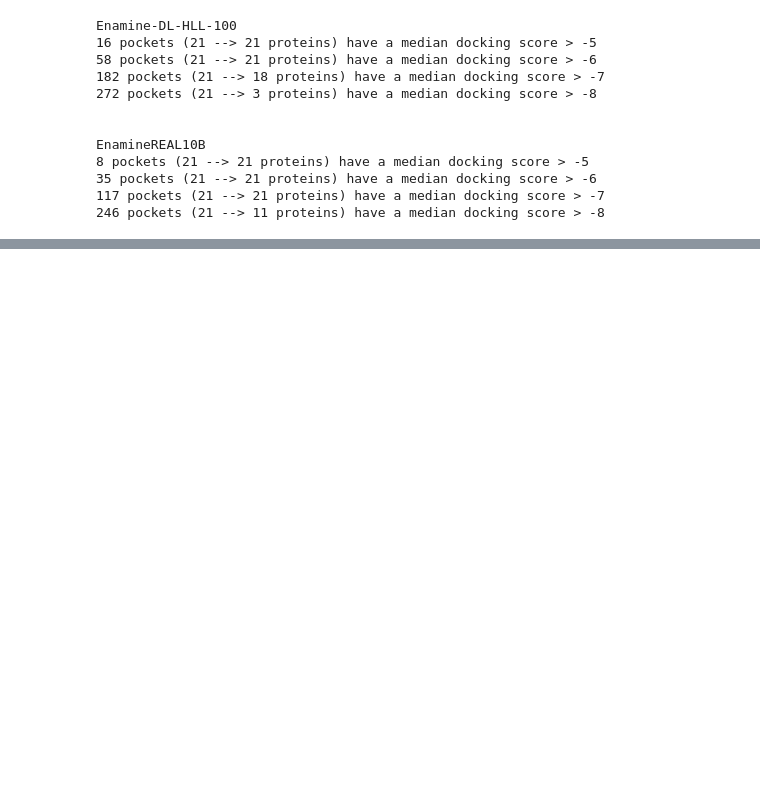
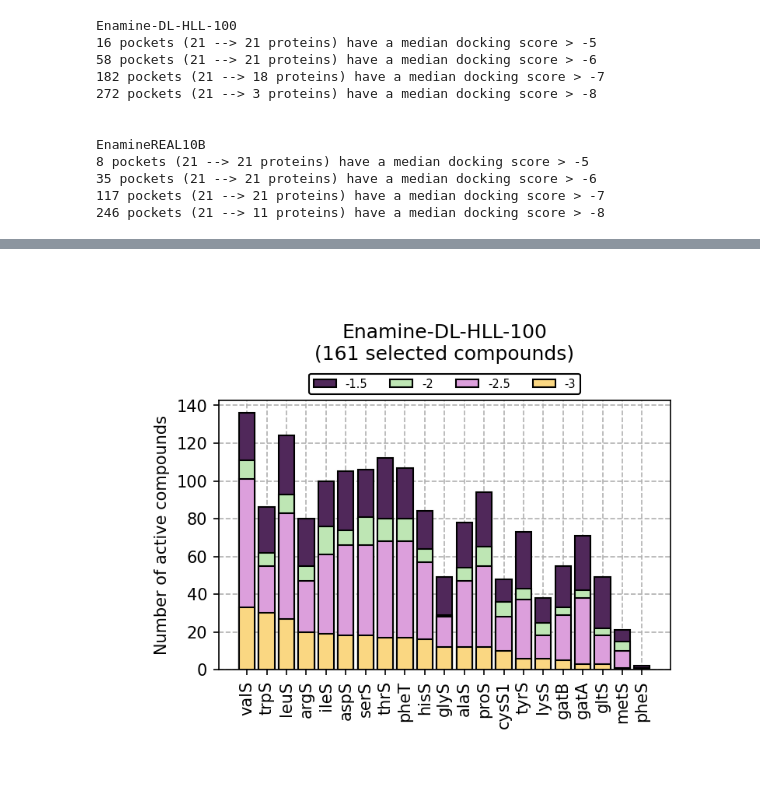
Before and after one commit to ersilia-os/mtb-targeted-protein-degradation, a Jupyter notebook: notebooks/46_docking_normalization.ipynb, the cells around one changed output, grey strips where cells are left out. Saved outputs shown, nothing was run; the diff lists cells and outputs as text; code cells hidden in the pictures; blank space fills up the shorter version.

```diff
--- a/notebooks/46_docking_normalization.ipynb
+++ b/notebooks/46_docking_normalization.ipynb
@@ -26,6 +30,10 @@ root = '../../../Documents/mtb-targeted-protein-degradation/notebooks'
 # Load pocket detection data
 pocket_detection_data = pd.read_csv(os.path.join(root, "..", "output", "pocket_detection_data.csv"))
 PROTEINS = sorted(set(pocket_detection_data['Uniprot AC']))
+
+# Uniprot to gene name
+uniprot_to_gene = pd.read_csv(os.path.join(root, "..", "data", "mtb_trna_synthetases_bosch_2021_fig5.csv"))
+uniprot_to_gene = {i: j for i,j in zip(uniprot_to_gene['uniprot_ac'], uniprot_to_gene['gene_name_in_bosch_2021'])}
 
 # Prepare dicts
 DOCKING_RESULTS = {}
@@ -37,6 +45,7 @@ ID_TO_SMILES = {}
 ID_TO_SMILES['Enamine-DL-HLL-100'] = pickle.load(open(os.path.join(root, "..", "output", "enamine_characterization", "ID_TO_SMI.pkl"), "rb"))
 df = pd.read_csv(os.path.join(root, "..", "output", "unidock_REAL_docking", 'inference_10B', 'clustered_compounds.csv'))
 ID_TO_SMILES['EnamineREAL10B'] = {i: j for i,j in zip(df['id'], df['smiles'])}
+del df
 
 # For each pocket - ORIGINAL
 PATH_TO_DOCKING_RESULTS = os.path.join(root, "..", "output", "unidock_docking", 'docking_results')
@@ -209,0 +210,37 @@ Getting hits...
+# %%
+CUTOFFS = [-1.5, -2, -2.5, -3]
+COLORS = ['#50285A', '#BEE6B4', '#DC9FDC', '#FAD782']
+
+targets = []
+for protein in PROTEINS:
+    t = []
+    for cut in CUTOFFS:
+        t.append(len([sel for sel in SELECTED_COMPOUNDS if sel in PROTEIN_TO_HITS[protein][cut]]))
+    targets.append(t)
+targets = np.array(targets)
+indices = np.argsort(targets[:, -1])[::-1]
+targets = targets[indices]
+GENES = np.array([uniprot_to_gene[i] for i in PROTEINS])[indices]
+
+fig, ax = plt.subplots(1, 1, figsize=(5, 3), dpi=150)
+ax.grid(linestyle='--', zorder=-2)
+ax.set_ylabel("Number of active compounds")
+ax.set_xticks([i for i in range(len(GENES))])
+ax.set_xticklabels([i for i in GENES], rotation=90)
+for x, target in enumerate(targets):
+    for c, t in enumerate(target):
+        if x != 0:
+            ax.bar(x, t, edgecolor='k', color=COLORS[c], zorder=2)
+        else:
+            ax.bar(x, t, edgecolor='k', color=COLORS[c], zorder=2, label=CUTOFFS[c])
+
+ax.set_title(f"{lib}\n({len(SELECTED_COMPOUNDS)} selected compounds)", pad=25)
+ax.legend(framealpha=1, edgecolor='k', loc='center', prop={"size": 7}, ncol=4, title_fontsize=7.5, bbox_to_anchor=(0.5, 1.06))
+plt.show()
+
+# targets = pd.DataFrame(targets, columns=["score_12", "score_11", "score_10", "score_9", 'score_8'])
+# targets['gene_name'] = GENES
+# targets = targets[['gene_name', "score_12", "score_11", "score_10", "score_9"]]
+# targets.to_csv(os.path.join(PATH_TO_OUTPUT, f"proteins_{LIBRARY}.csv"), index=False)
+# %% [output]
+[figure, added]
```
Also changed, not shown: parts of 7 cells of this notebook, 1 other file.
